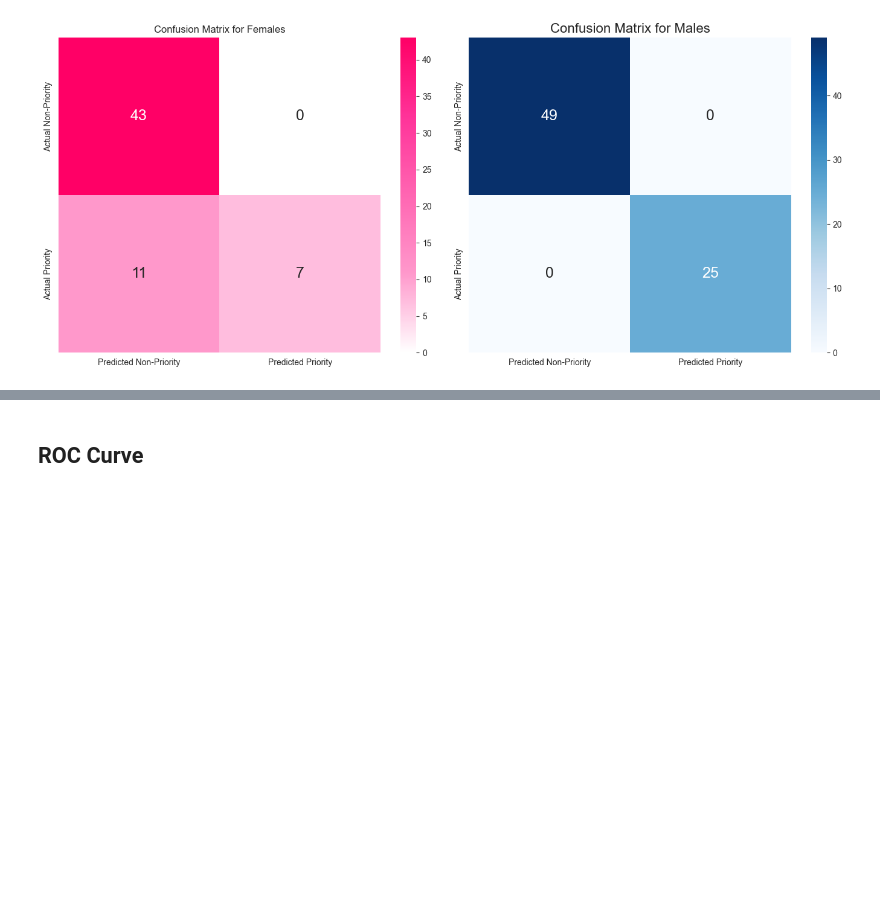
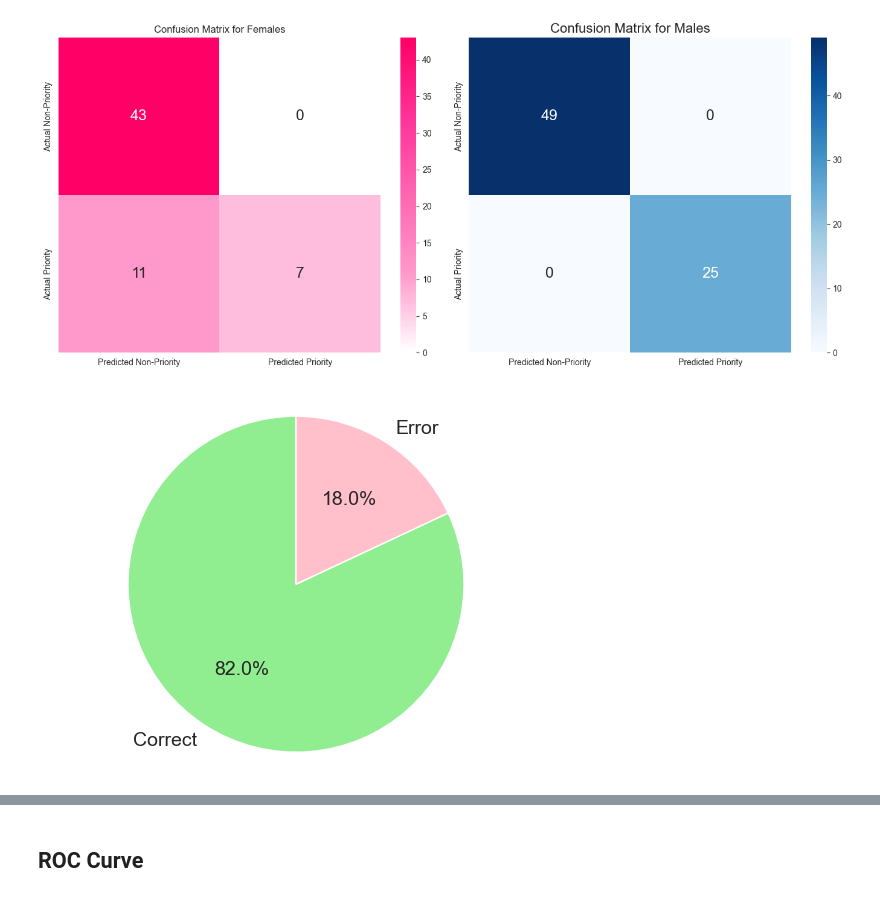
Before and after one commit to DanaMikulinsky/ethics_AI_project, a Jupyter notebook: train_and_evaluate_model.ipynb, the cells around one changed output, grey strips where cells are left out. Cells and saved outputs as stored; diff of their text form; code cells hidden in the pictures; blank space fills up the shorter version.

```diff
--- a/train_and_evaluate_model.ipynb
+++ b/train_and_evaluate_model.ipynb
@@ -233,3 +232,19 @@ plt.tight_layout()
 plt.show()
 # %% [output]
 [figure]
+# %%
+## Female accuracy
+# Pie chart, where the slices will be ordered and plotted counter-clockwise:
+labels = 'Correct', 'Error'
+accuracy = (y_test == y_pred).mean()
+sizes = [50/61*100, 11/61*100]
+colors = ['lightgreen', 'pink']
+
+fig1, ax1 = plt.subplots()
+ax1.pie(sizes, colors=colors, labels=labels, autopct='%1.1f%%', startangle=90, textprops={'fontsize': 14})
+ax1.axis('equal')  # Equal aspect ratio ensures that pie is drawn as a circle.
+
+#plt.legend()
+plt.show()
+# %% [output]
+[figure, added]
```
Also changed, not shown: parts of 6 cells of this notebook, 3 other files.
